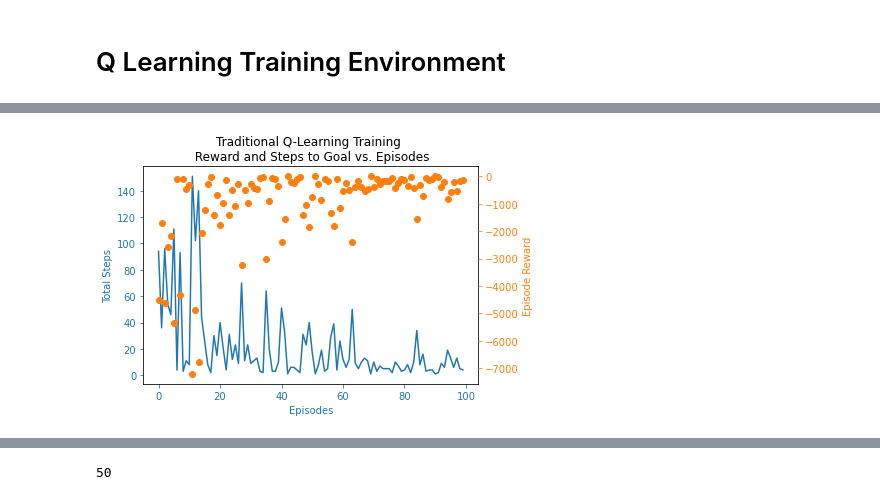
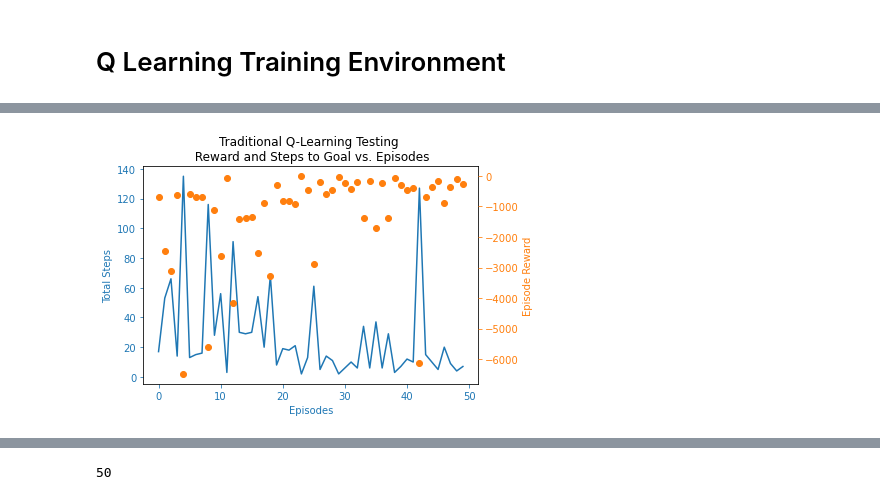
Before and after one commit to aasong113/CT_View_Planning_DeepRL, a Jupyter notebook: gym-child_thresholded_NN/Q_learn_Gym_TEEN.ipynb, the cells around one changed output, grey strips where cells are left out. Drawn from its saved outputs; the diff is of its cells as text; code cells hidden in the pictures.

```diff
--- a/gym-child_thresholded_NN/Q_learn_Gym_TEEN.ipynb
+++ b/gym-child_thresholded_NN/Q_learn_Gym_TEEN.ipynb
@@ -157,7 +157,7 @@ def run_qlearn(env,q_table, explore_rate, learning_rate, neps=200,tstep=100):
 
     return q_table, num_steps, episode_reward
 # %%
-def train_qlearn(env,q_table, explore_rate, learning_rate, neps=100,tstep=100):
+def test_qlearn(env,q_table, explore_rate, learning_rate, neps=100,tstep=100):
     env.render()
     num_streaks = 0
     discount_factor = 0.99
@@ -243,7 +243,7 @@ q_table0 = np.zeros((405,405) + (4,), dtype=float)
 fin_q_table, train_num_steps, train_episode_reward  = run_qlearn(env,q_table0,explore_rate,learning_rate,neps=100,tstep=max_t)
 
 print('Testing')
-fin_q_table, test_num_steps, test_episode_reward = train_qlearn(env,fin_q_table, explore_rate, learning_rate, neps=100,tstep=max_t)
+fin_q_table, test_num_steps, test_episode_reward = test_qlearn(env,fin_q_table, explore_rate, learning_rate, neps=100,tstep=max_t)
 print('Complete')
 env.render()
 env.close()
@@ -267,0 +269,4 @@ Episode 89 finished after 29.000000 time steps with total reward = 24.000000 (st
+# %%
+# pickle load
+with open('parrot.pkl', 'rb') as f:
+    mynewlist = pickle.load(f)
@@ -268,22 +275,25 @@ Episode 89 finished after 29.000000 time steps with total reward = 24.000000 (st
+# %%
+import pickle
+# pickle save
+with open(f'Traditional_Grid_Q_100_eps_decay_10_overfitting.pkl', 'wb') as f:
+    pickle.dump(train_num_steps, f)
 # %%
-import matplotlib.pyplot as plt
-# length = len(fit.history['nb_episode_steps'])
-length = len(train_num_steps)
+length = len(test_num_steps[0:50])
 fig = plt.figure()
 ax = fig.add_subplot(111, label="1")
 ax2 = fig.add_subplot(111, label="2", frame_on=False)
-ax.plot(range(length), train_num_steps, color="C0")
+ax.plot(range(length), test_num_steps[0:50], color="C0")
 ax.set_xlabel("Episodes", color="C0")
 ax.set_ylabel("Total Steps", color="C0")
 ax.tick_params(axis='x', colors="C0")
 ax.tick_params(axis='y', colors="C0")
-ax2.scatter(range(length), train_episode_reward, color="C1")
+ax2.scatter(range(length), test_episode_reward[0:50], color="C1")
 ax2.axes.get_xaxis().set_visible(False)
 ax2.yaxis.tick_right()
 ax2.set_ylabel('Episode Reward', color="C1")
 ax2.yaxis.set_label_position('right')
 ax2.tick_params(axis='y', colors="C1")
-ax.set_title("Traditional Q-Learning Training \n Reward and Steps to Goal vs. Episodes")
-fig.savefig(f"GrayScale_Distance_Traditional_Q_learn_training_{length}eps_1_{environment_type}_Use_This")
+ax.set_title("Traditional Q-Learning Testing \n Reward and Steps to Goal vs. Episodes")
+fig.savefig(f"Grayscale_distance_Traditional_Q_learn_testing_{length}eps_1_{environment_type}_eps_decay_100")
 # %% [output]
-[figure, old version]
+[figure, new version]
```
Also changed, not shown: parts of 9 cells of this notebook, 20 other files.
